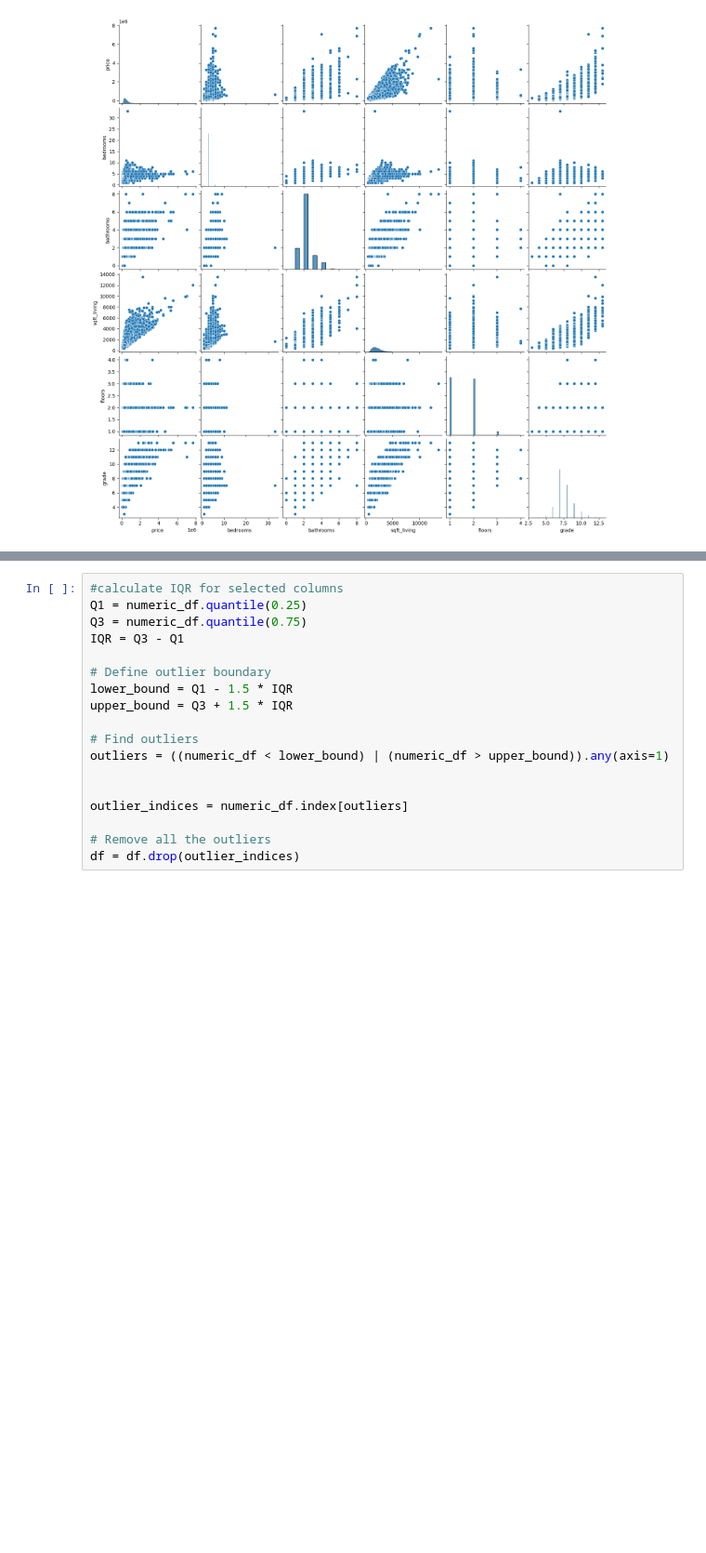
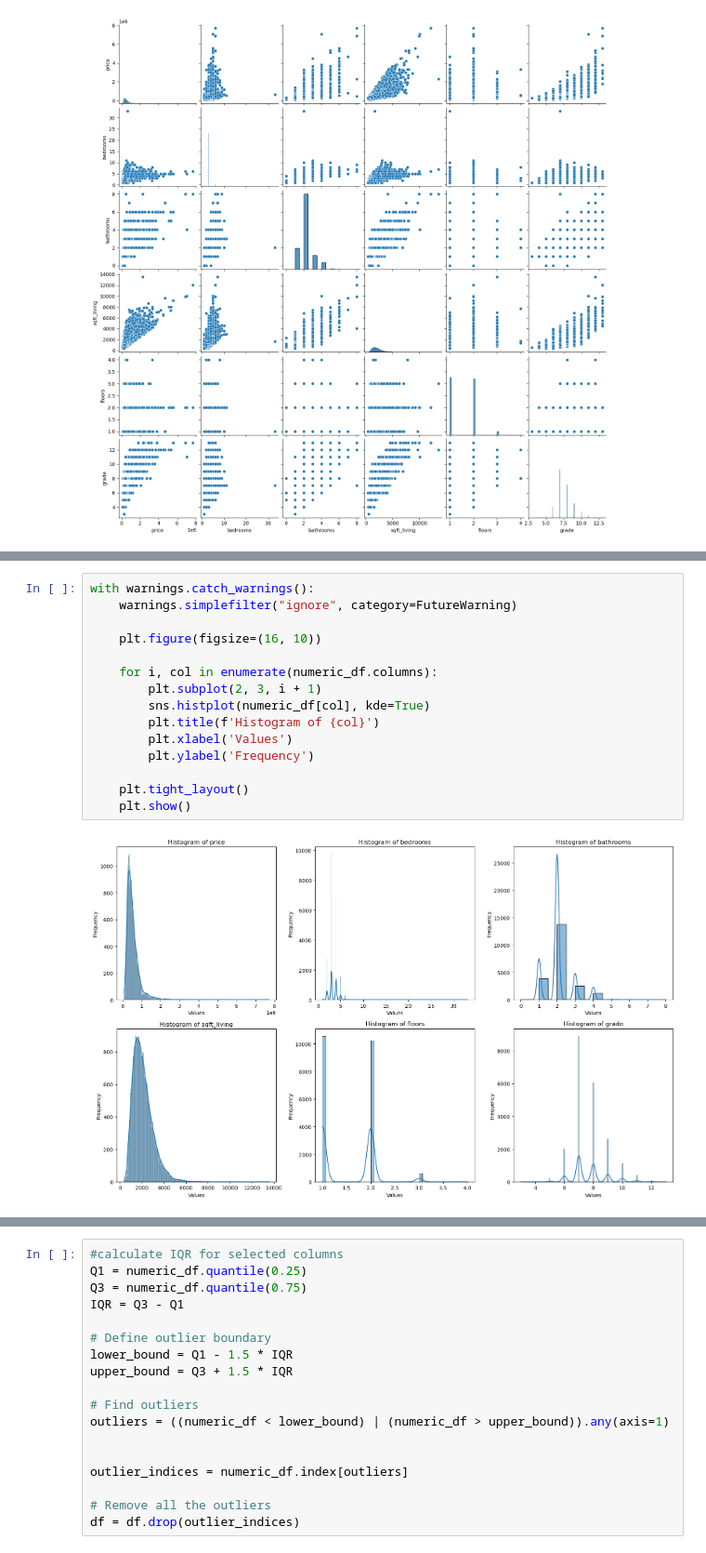
Before and after one commit to lchep2024/phase_2_project, a Jupyter notebook: members/joan.ipynb, the cells around one changed output, grey strips where cells are left out. Shown at 93% size. Cells and saved outputs as stored; diff of their text form; blank space fills up the shorter version.

```diff
--- a/members/joan.ipynb
+++ b/members/joan.ipynb
@@ -580,0 +494,17 @@ Use IQR to get all the outliers in these columns.
+# %%
+with warnings.catch_warnings():
+    warnings.simplefilter("ignore", category=FutureWarning)
+
+    plt.figure(figsize=(16, 10))
+
+    for i, col in enumerate(numeric_df.columns):
+        plt.subplot(2, 3, i + 1)
+        sns.histplot(numeric_df[col], kde=True)
+        plt.title(f'Histogram of {col}')
+        plt.xlabel('Values')
+        plt.ylabel('Frequency')
+
+    plt.tight_layout()
+    plt.show()
+# %% [output]
+[figure, added]
```
Also changed, not shown: parts of 18 cells of this notebook.
